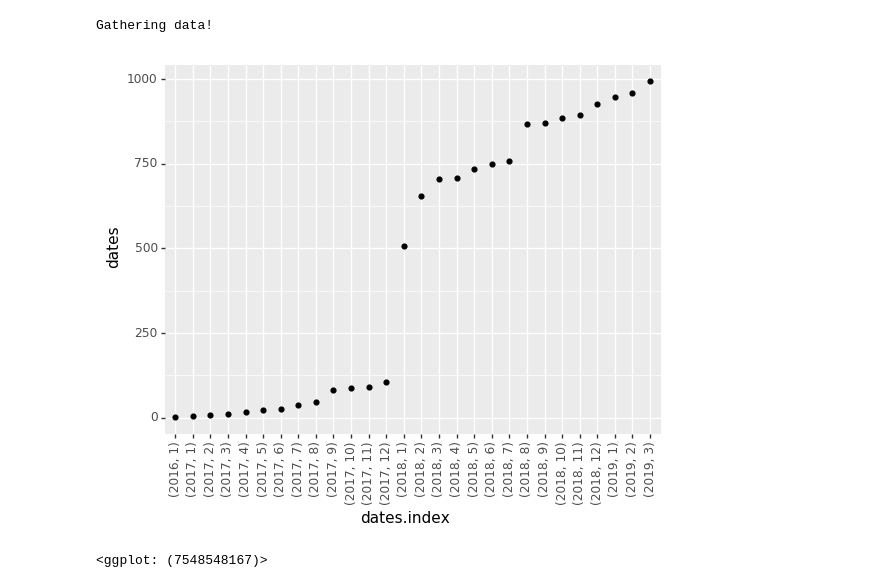
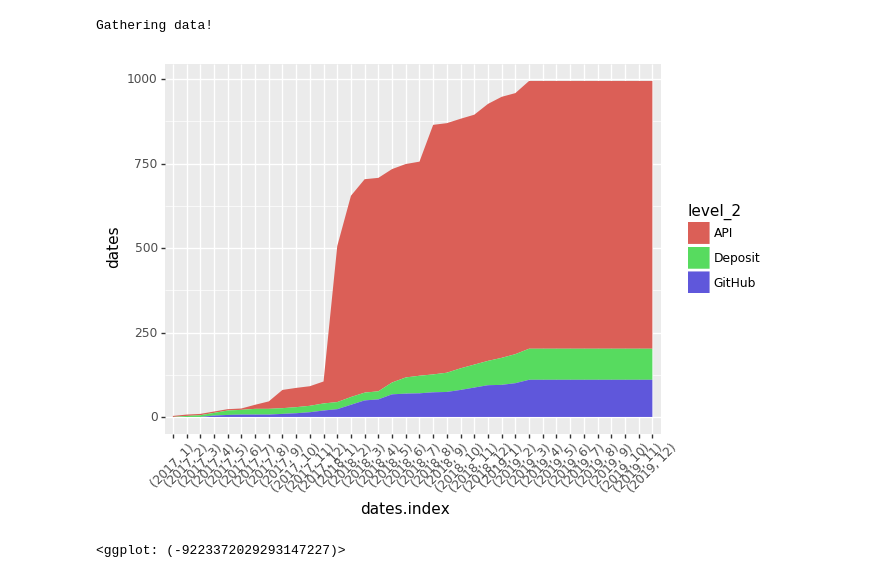
Before and after one commit to caltechlibrary/ames, a Jupyter notebook: CaltechDATA_Usage_Graphs.ipynb, the cells around one changed output. Saved outputs shown, nothing was run; the diff lists cells and outputs as text; code cells hidden in the pictures.

Commit message:
Happy graph

```diff
--- a/CaltechDATA_Usage_Graphs.ipynb
+++ b/CaltechDATA_Usage_Graphs.ipynb
@@ -20,28 +19,59 @@ Author identifiers not an array - please check 10.14291/tccon.ggg2014.izana01.R0
 # %%
 #Collect submissions over time
 %matplotlib inline
 from ames.harvesters import get_records
 import dataset
 import pandas as pd
+import numpy as np
 import plotnine as p9
-dot_paths = ['._Key','.dates','.resourceType','.subjects']
+import warnings
+#Plotnine has warning - ignore
+warnings.filterwarnings('ignore')
+
+dot_paths = ['._Key','.dates','.resourceType','.subjects','.publicationYear']
 keys = dataset.keys(collection)
 all_metadata = get_records(dot_paths,'dois',collection,keys)
 dates = []
+categories = []
 for record in all_metadata:
     #Issued date type takes precedence, otherwise Submitted date
     rdate = None
     for date in record['dates']:
         if date['dateType']=='Issued':
             rdate = date['date']
         if date['dateType']=='Submitted':
             if rdate == None:
                 rdate = date['date']
     dates.append(rdate)
-frame = pd.DataFrame(data=dates,dtype='datetime64',columns=['dates'])
-date_frame = frame.groupby([frame["dates"].dt.year, frame["dates"].dt.month]).count()
-p9.ggplot(date_frame.cumsum(), p9.aes(x='dates.index',y='dates')) + p9.geom_line() + p9.geom_point() + p9.theme(axis_text_x = p9.element_text(angle=90))
+    #We categorize records based on submission type
+    category = 'Deposit'
+    if 'subjects' in record:
+        for s in record['subjects']:
+            if 'TCCON' in s['subject']:
+                category = 'API'
+            if 'Github' in s['subject']:
+                category = 'GitHub'
+            if 'GitHub' in s['subject']:
+                category = 'GitHub'
+    #Old records must be from the API
+    if int(record['publicationYear']) < 2017:
+        category = 'API'
+    categories.append(category)
+data = {'dates':dates,'categories':categories}
+df = pd.DataFrame(data=data)
+df = df.astype({'dates':'datetime64'})
+#Group by year, month, and category
+df = df.groupby([df["dates"].dt.year, df["dates"].dt.month,df['categories']])['dates'].count()
+#Fill in categories with 0 if no values that month
+df = df.reindex(pd.MultiIndex.from_product([df.index.levels[0],df.index.levels[1],['API','Deposit','GitHub']]),fill_value=0)
+#Calculate cumulative sum of categories
+df = df.groupby(level=2).cumsum()
+#Pull out categories
+df = df.reset_index(level=2)
+
+
+p9.ggplot(df, p9.aes(x='dates.index',y='dates',group='level_2',fill='level_2')) + p9.geom_area() + p9.theme(axis_text_x = p9.element_text(angle=45))
 # %% [output]
 Gathering data!
-[figure, old version]
+[figure, new version]
-<ggplot: (7548548167)>
+<ggplot: (-9223372029293147227)>
```
Also changed, not shown: parts of 2 cells of this notebook.
